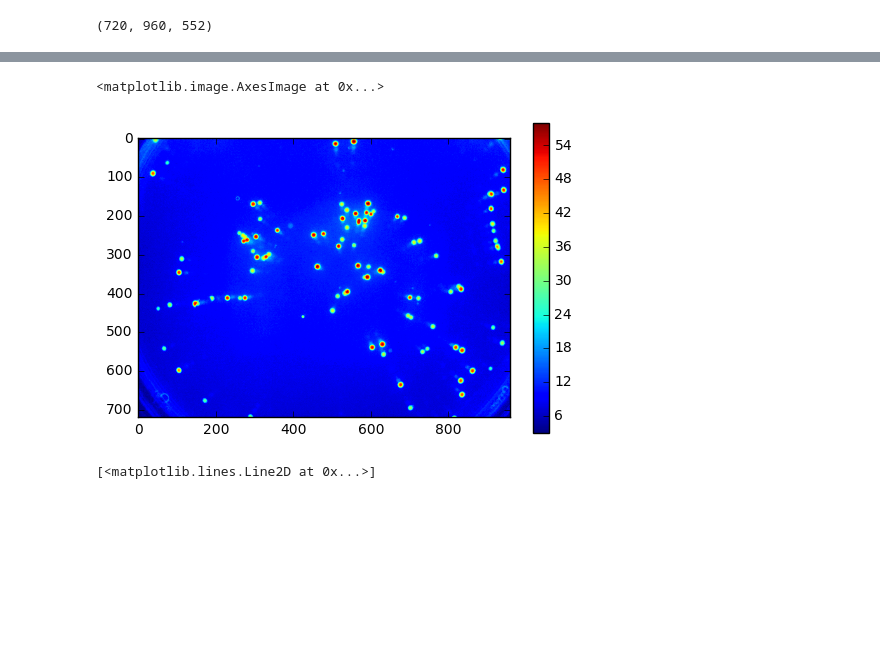
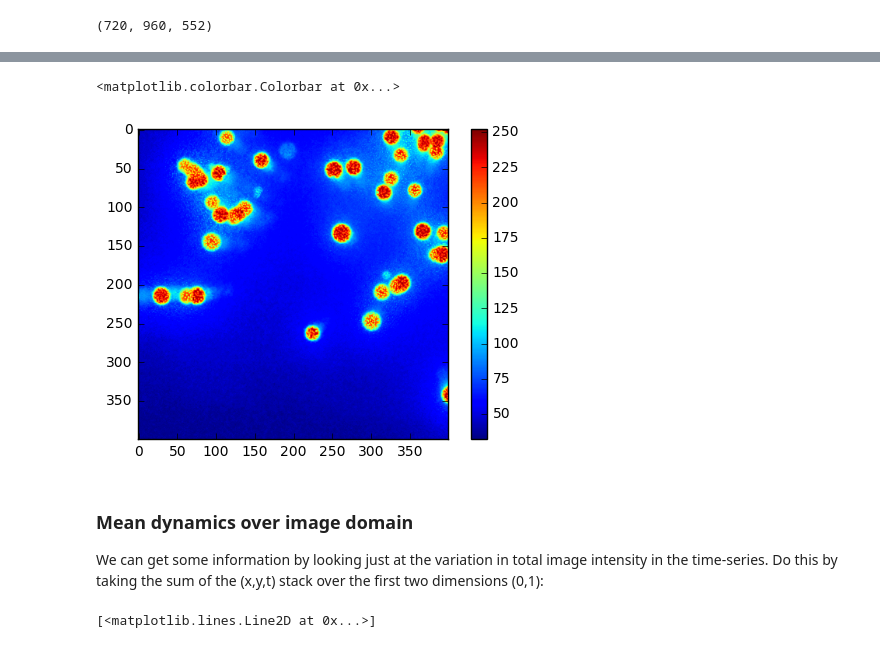
Before and after one commit to RudgeLab/FluoPi, a Jupyter notebook: Analysis.ipynb, the cells around one changed output, grey strips where cells are left out. Cells and saved outputs as stored; diff of their text form; code cells hidden in the pictures; blank space fills up the shorter version.

```diff
--- a/Analysis.ipynb
+++ b/Analysis.ipynb
@@ -35,10 +60,12 @@ ims.shape
 # %%
-plt.imshow(ims[:,:,0])
+imssub = ims[200:600,200:600,:]
+plt.imshow(imssub[:,:,-1])
 plt.colorbar()
-imssub = ims[200:600,200:600,:]
-plt.imshow(ims[:,:,-200])
 # %% [output]
-<matplotlib.image.AxesImage at 0x...>
+<matplotlib.colorbar.Colorbar at 0x...>
-[figure, old version]
+[figure, new version]
+# %% [markdown]
+### Mean dynamics over image domain
+We can get some information by looking just at the variation in total image intensity in the time-series. Do this by taking the sum of the (x,y,t) stack over the first two dimensions (0,1):
 # %%
 sumims = imssub.sum(axis=(0,1))
```
Also changed, not shown: parts of 30 cells of this notebook.
